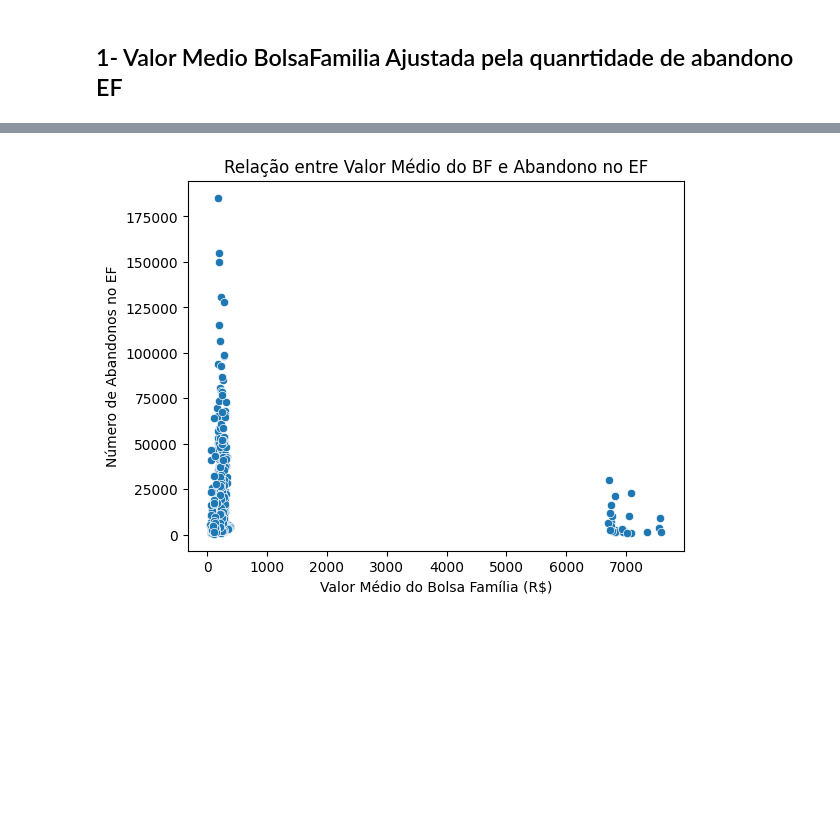
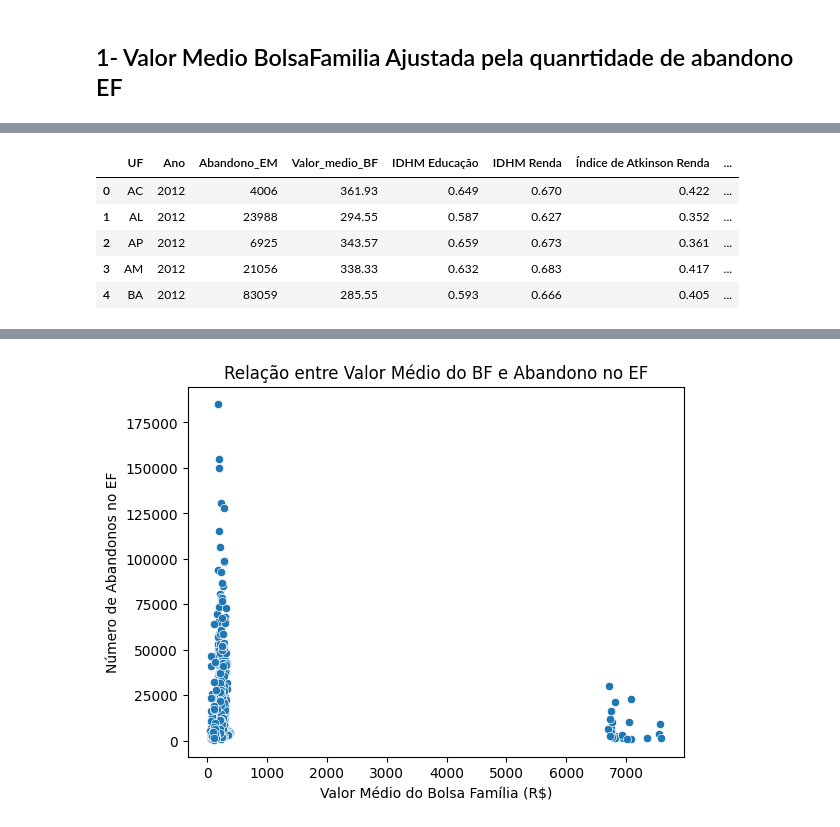
Before and after one commit to thiagodasillva/escolarData, a Jupyter notebook: Regressão.ipynb, the cells around one changed output, grey strips where cells are left out. Saved outputs shown, nothing was run; the diff lists cells and outputs as text; code cells hidden in the pictures; blank space fills up the shorter version.

```diff
--- a/Regressão.ipynb
+++ b/Regressão.ipynb
@@ -196,0 +199,24 @@ print(df_final.head())
+# %%
+
+
+PERCAPTA= df_rendaPerCapta.melt(
+    id_vars=["UF"],
+    value_vars=[col for col in df_rendaPerCapta.columns if "Renda per capita " in col],
+    var_name="Ano",
+    value_name="rendaPercapta"
+)
+PERCAPTA["Ano"] = PERCAPTA["Ano"].str.extract(r'(\d{4})').astype(int)
+
+
+# Juntar os DataFrames por Estado e Ano
+df_final = pd.merge(df_final,PERCAPTA, on=["UF", "Ano"])
+
+# Verificar os primeiros registros
+df_final.head()
+# %% [output]
+|  | UF | Ano | Abandono_EM | Valor_medio_BF | IDHM Educação | IDHM Renda | Índice de Atkinson Renda | ... |
+| 0 | AC | 2012 | 4006 | 361.93 | 0.649 | 0.670 | 0.422 | ... |
+| 1 | AL | 2012 | 23988 | 294.55 | 0.587 | 0.627 | 0.352 | ... |
+| 2 | AP | 2012 | 6925 | 343.57 | 0.659 | 0.673 | 0.361 | ... |
+| 3 | AM | 2012 | 21056 | 338.33 | 0.632 | 0.683 | 0.417 | ... |
+| 4 | BA | 2012 | 83059 | 285.55 | 0.593 | 0.666 | 0.405 | ... |
```
Also changed, not shown: parts of 16 cells of this notebook, 10 other files.
